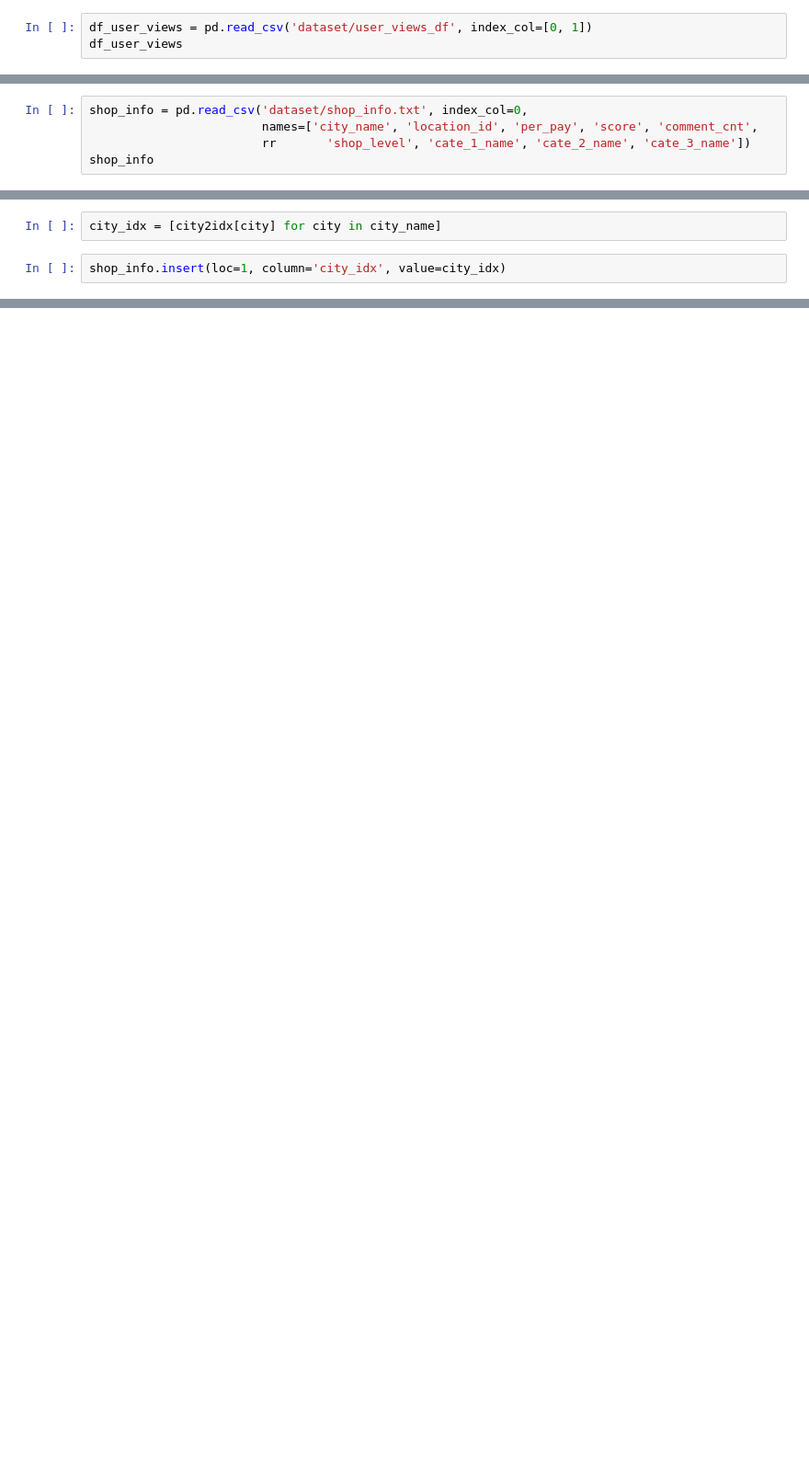
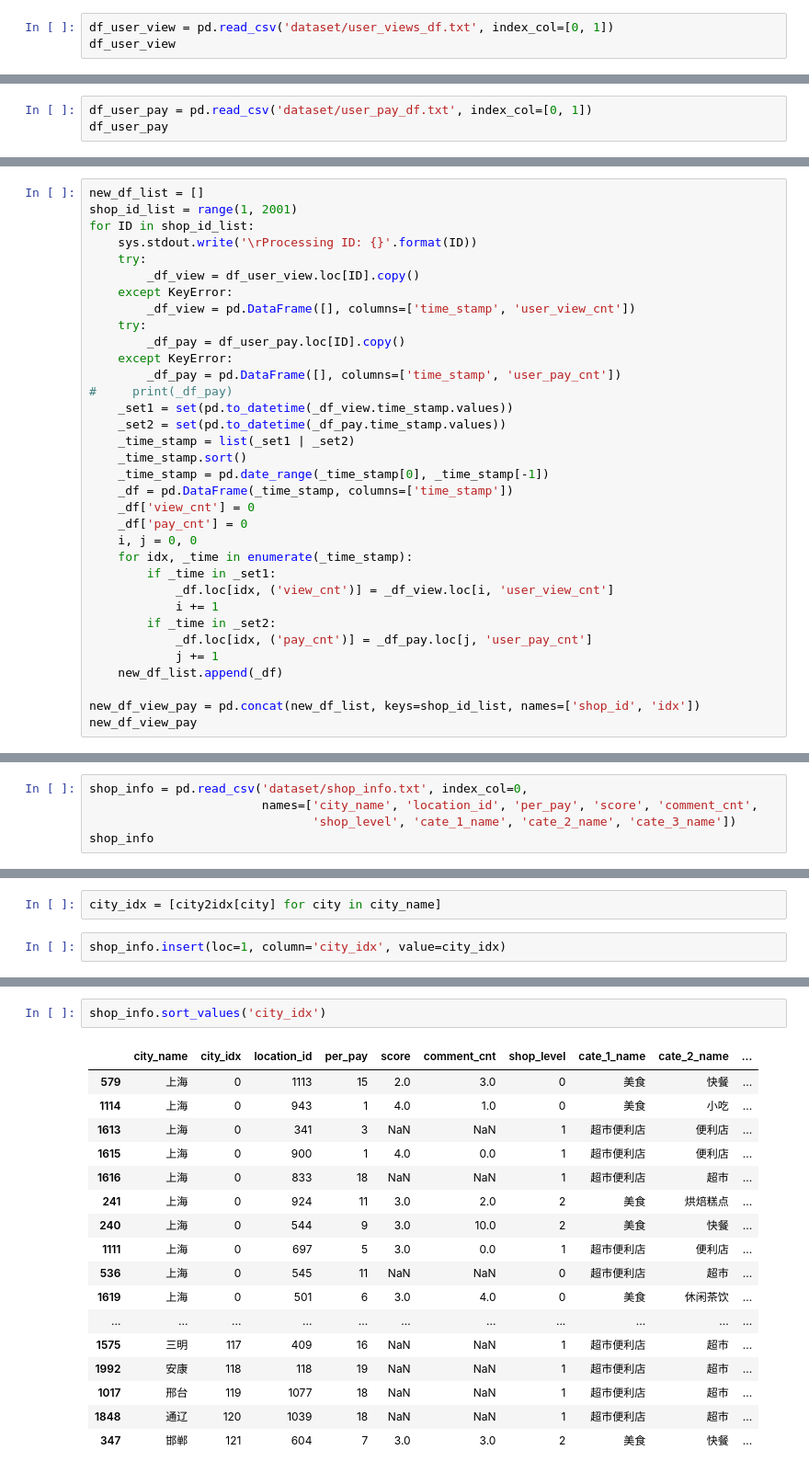
Before and after one commit to StarsMyDestination/ML-Ali-Koubei-Customer-Flow-Forecasts, a Jupyter notebook: load_data.ipynb, the cells around one changed output, grey strips where cells are left out. Shown at 92% size. Drawn from its saved outputs; the diff is of its cells as text; blank space fills up the shorter version.

Commit message:
data preprocess finished!

```diff
--- a/load_data.ipynb
+++ b/load_data.ipynb
@@ -115,3 +128,3 @@ import numpy as np
 # %%
-df_user_views = pd.read_csv('dataset/user_views_df', index_col=[0, 1])
-df_user_views
+df_user_view = pd.read_csv('dataset/user_views_df.txt', index_col=[0, 1])
+df_user_view
@@ -128,0 +151,3 @@ print row
+# %%
+df_user_pay = pd.read_csv('dataset/user_pay_df.txt', index_col=[0, 1])
+df_user_pay
@@ -128,0 +341,34 @@ print row
+# %%
+new_df_list = []
+shop_id_list = range(1, 2001)
+for ID in shop_id_list:
+    sys.stdout.write('\rProcessing ID: {}'.format(ID))
+    try:
+        _df_view = df_user_view.loc[ID].copy()
+    except KeyError:
+        _df_view = pd.DataFrame([], columns=['time_stamp', 'user_view_cnt'])
+    try:
+        _df_pay = df_user_pay.loc[ID].copy()
+    except KeyError:
+        _df_pay = pd.DataFrame([], columns=['time_stamp', 'user_pay_cnt'])
+#     print(_df_pay)
+    _set1 = set(pd.to_datetime(_df_view.time_stamp.values))
+    _set2 = set(pd.to_datetime(_df_pay.time_stamp.values))
+    _time_stamp = list(_set1 | _set2)
+    _time_stamp.sort()
+    _time_stamp = pd.date_range(_time_stamp[0], _time_stamp[-1])
+    _df = pd.DataFrame(_time_stamp, columns=['time_stamp'])
+    _df['view_cnt'] = 0
+    _df['pay_cnt'] = 0
+    i, j = 0, 0
+    for idx, _time in enumerate(_time_stamp):
+        if _time in _set1:
+            _df.loc[idx, ('view_cnt')] = _df_view.loc[i, 'user_view_cnt']
+            i += 1
+        if _time in _set2:
+            _df.loc[idx, ('pay_cnt')] = _df_pay.loc[j, 'user_pay_cnt']
+            j += 1
+    new_df_list.append(_df)
+
+new_df_view_pay = pd.concat(new_df_list, keys=shop_id_list, names=['shop_id', 'idx'])
+new_df_view_pay
@@ -129,5 +584,5 @@ print row
 # %%
 shop_info = pd.read_csv('dataset/shop_info.txt', index_col=0,
                         names=['city_name', 'location_id', 'per_pay', 'score', 'comment_cnt',
-                        rr       'shop_level', 'cate_1_name', 'cate_2_name', 'cate_3_name'])
+                               'shop_level', 'cate_1_name', 'cate_2_name', 'cate_3_name'])
 shop_info
@@ -151,0 +693,20 @@ shop_info
+# %%
+shop_info.sort_values('city_idx')
+# %% [output]
+|  | city_name | city_idx | location_id | per_pay | score | comment_cnt | shop_level | cate_1_name | cate_2_name | ... |
+| 579 | 上海 | 0 | 1113 | 15 | 2.0 | 3.0 | 0 | 美食 | 快餐 | ... |
+| 1114 | 上海 | 0 | 943 | 1 | 4.0 | 1.0 | 0 | 美食 | 小吃 | ... |
+| 1613 | 上海 | 0 | 341 | 3 | NaN | NaN | 1 | 超市便利店 | 便利店 | ... |
+| 1615 | 上海 | 0 | 900 | 1 | 4.0 | 0.0 | 1 | 超市便利店 | 便利店 | ... |
+| 1616 | 上海 | 0 | 833 | 18 | NaN | NaN | 1 | 超市便利店 | 超市 | ... |
+| 241 | 上海 | 0 | 924 | 11 | 3.0 | 2.0 | 2 | 美食 | 烘焙糕点 | ... |
+| 240 | 上海 | 0 | 544 | 9 | 3.0 | 10.0 | 2 | 美食 | 快餐 | ... |
+| 1111 | 上海 | 0 | 697 | 5 | 3.0 | 0.0 | 1 | 超市便利店 | 便利店 | ... |
+| 536 | 上海 | 0 | 545 | 11 | NaN | NaN | 0 | 超市便利店 | 超市 | ... |
+| 1619 | 上海 | 0 | 501 | 6 | 3.0 | 4.0 | 0 | 美食 | 休闲茶饮 | ... |
+| ... | ... | ... | ... | ... | ... | ... | ... | ... | ... | ... |
+| 1575 | 三明 | 117 | 409 | 16 | NaN | NaN | 1 | 超市便利店 | 超市 | ... |
+| 1992 | 安康 | 118 | 118 | 19 | NaN | NaN | 1 | 超市便利店 | 超市 | ... |
+| 1017 | 邢台 | 119 | 1077 | 18 | NaN | NaN | 1 | 超市便利店 | 超市 | ... |
+| 1848 | 通辽 | 120 | 1039 | 18 | NaN | NaN | 1 | 超市便利店 | 超市 | ... |
+| 347 | 邯郸 | 121 | 604 | 7 | 3.0 | 3.0 | 2 | 美食 | 快餐 | ... |
```
Also changed, not shown: parts of 73 cells of this notebook, 3 other files.
